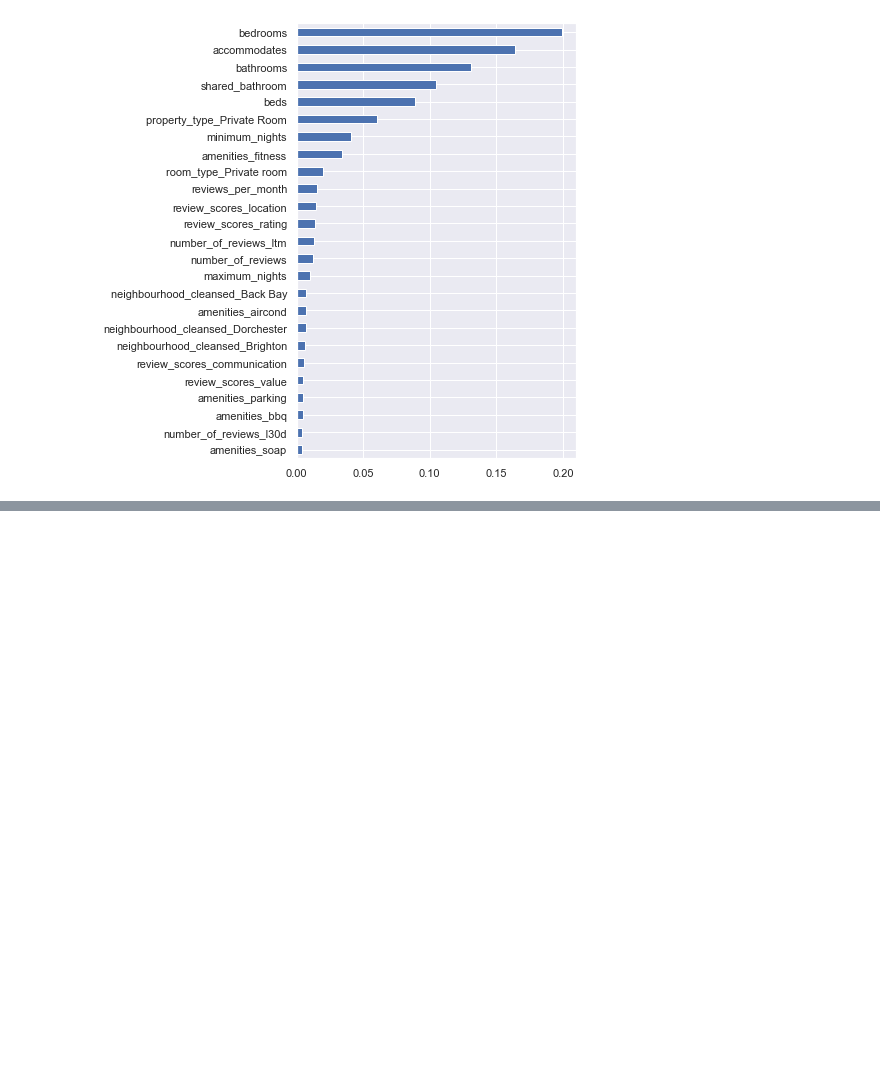
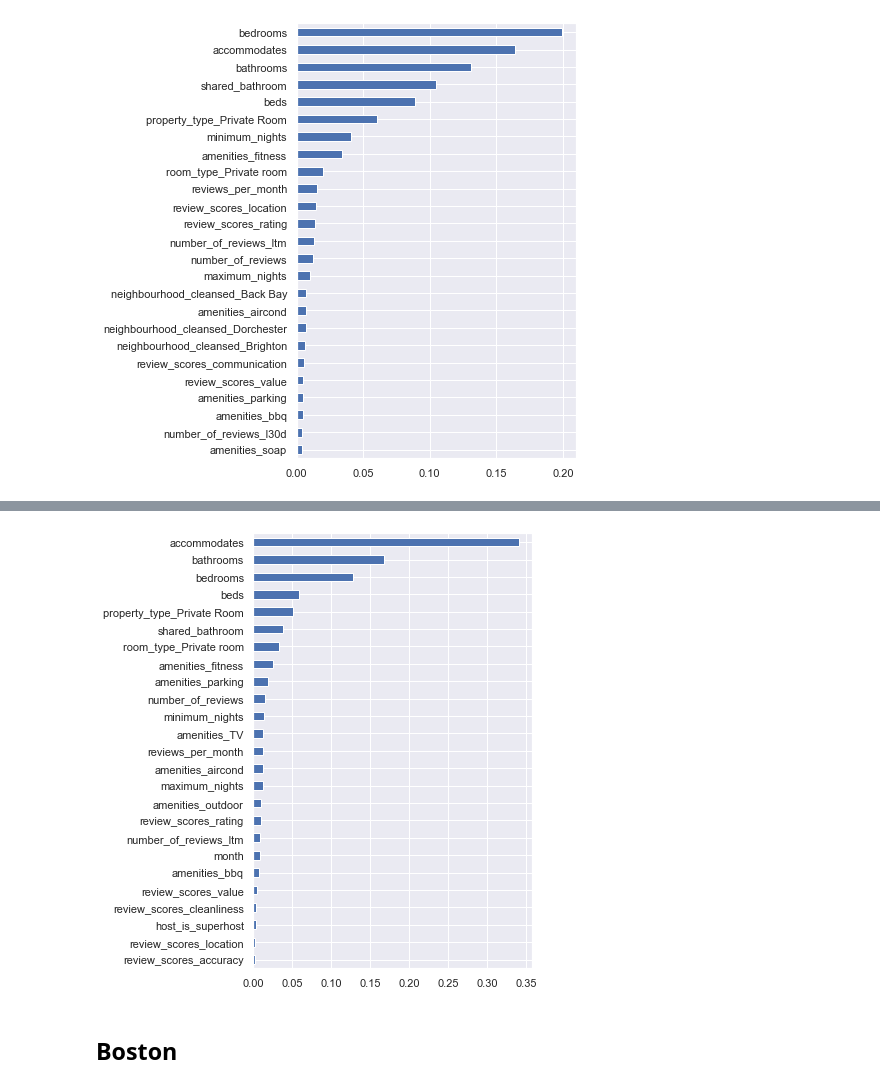
Before and after one commit to nikokydes/Udacity_DS_Proj1, a Jupyter notebook: Project1.ipynb, the cells around one changed output, grey strips where cells are left out. Cells and saved outputs as stored; diff of their text form; code cells hidden in the pictures; blank space fills up the shorter version.

```diff
--- a/Project1.ipynb
+++ b/Project1.ipynb
@@ -848,0 +856,10 @@ _ = ax[1].set(title='Boston')
+# %%
+# Group by city and resample to weekly to calculate the average prices
+tmp = df_cal \
+       .reset_index() \
+       .groupby('listing_id') \
+       .resample('M', on='date') \
+       .price \
+       .mean() \
+       .to_frame(name='price') \
+       .reset_index()
@@ -848,0 +868,20 @@ _ = ax[1].set(title='Boston')
+# %%
+# Merge the listing data with the monthly calendar data
+sea_all = pd.merge(sea_list.reset_index(), tmp, on='listing_id', how='left')
+
+# Create a field for the month
+sea_all['month'] = sea_all.date.dt.month
+sea_all.drop(columns=['date'], inplace=True)
+
+# Drop the 'price_x' column from the listing dataset and rename the 'price_y' to 'price'
+sea_all.drop(columns=['price_x'], inplace=True)
+sea_all.rename(columns={'price_y':'price'}, inplace=True)
+
+# Set the index to 'listing_id'
+sea_all.set_index('listing_id', inplace=True)
+# %%
+# Split data into training and testing sets, drop price outliers above the 99th percentile
+X = sea_all[sea_all.price < 600].drop(columns = 'price')
+y = sea_all[sea_all.price < 600][['price']]
+
+X_train, X_test, y_train, y_test = train_test_split(X, y, test_size = 0.3, random_state=42)
@@ -848,0 +934,10 @@ _ = ax[1].set(title='Boston')
+# %%
+# Plot feature importances for the gradient boosting regressor
+feat_imp_sea = pd.Series(best_model_gb.feature_importances_, index=X_train.columns)
+
+fig, ax = plt.subplots(1, 1, figsize=(5,8))
+_ = feat_imp_sea.nlargest(25).plot(kind='barh', ax=ax).invert_yaxis()
+# %% [output]
+[figure, added]
+# %% [markdown]
+## Boston
```
Also changed, not shown: parts of 16 cells of this notebook.
